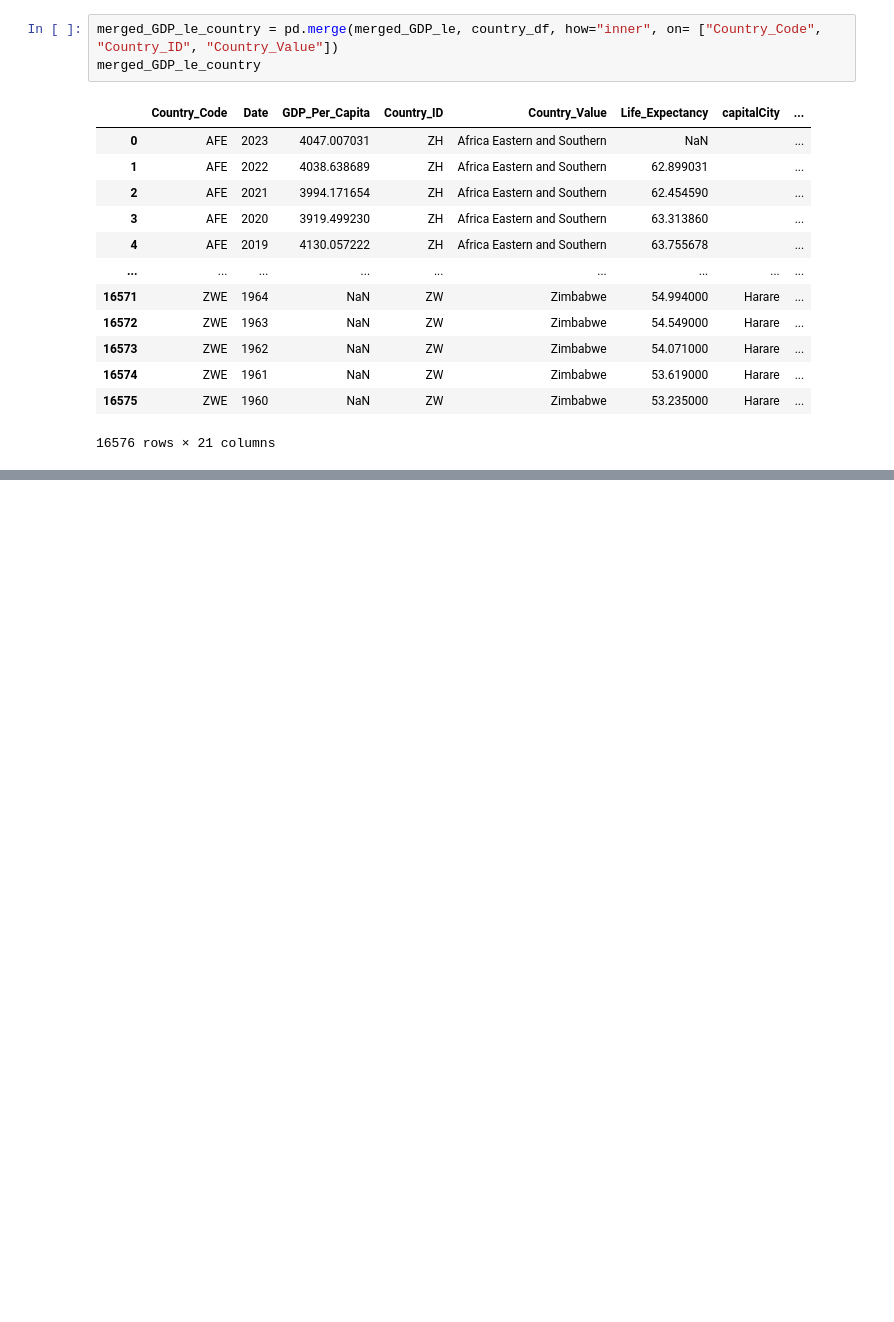
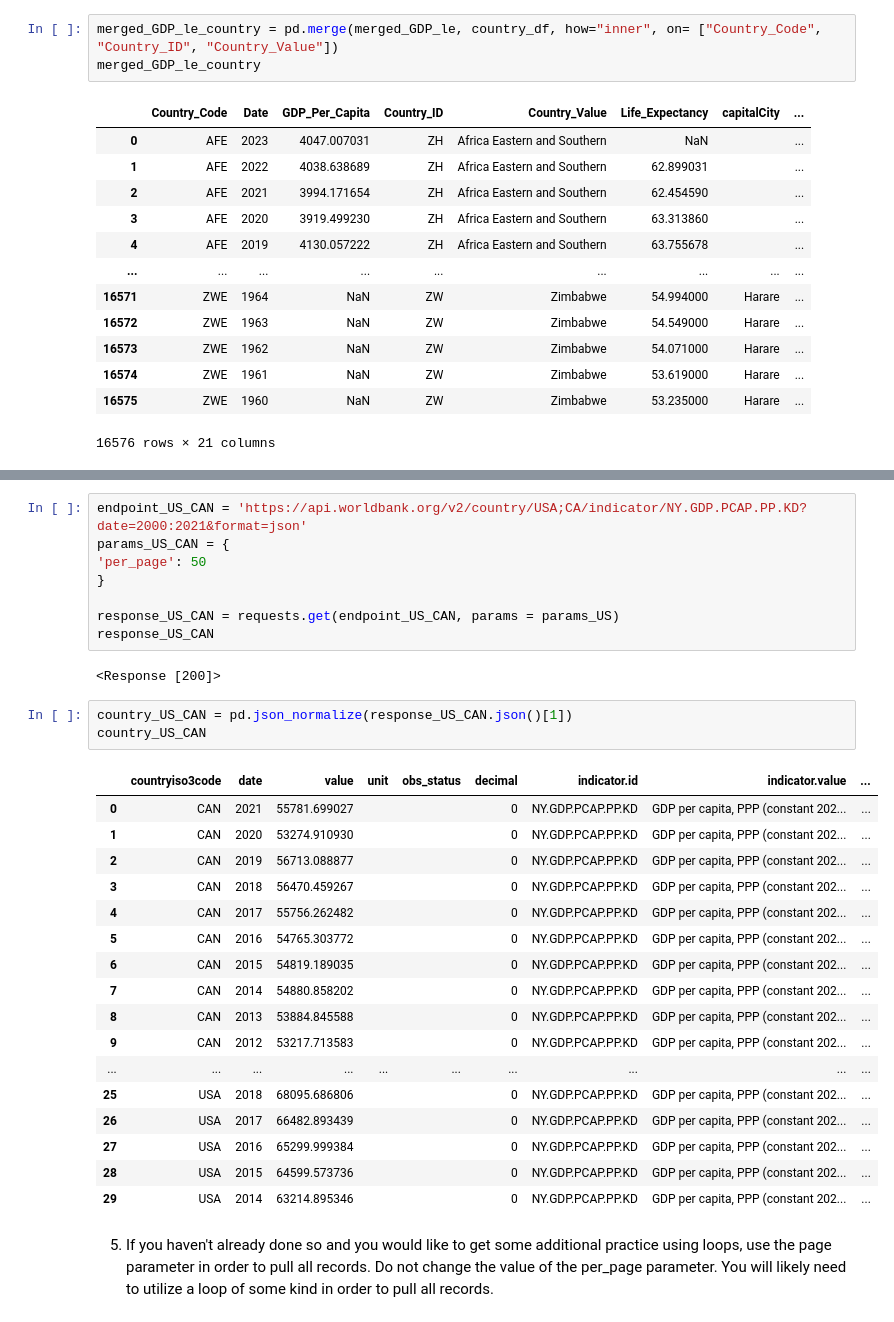
Before and after one commit to nss-data-science-cohort-8/api-exercise-Jorgen85Lex, a Jupyter notebook: notebooks/UNData_API.ipynb, the cells around one changed output, grey strips where cells are left out. Cells and saved outputs as stored; diff of their text form; blank space fills up the shorter version.

```diff
--- a/notebooks/UNData_API.ipynb
+++ b/notebooks/UNData_API.ipynb
@@ -212,0 +281,33 @@ You can also get more information about the available countries (region, capital
+# %%
+endpoint_US_CAN = 'https://api.worldbank.org/v2/country/USA;CA/indicator/NY.GDP.PCAP.PP.KD?date=2000:2021&format=json'
+params_US_CAN = {
+'per_page': 50
+}
+
+response_US_CAN = requests.get(endpoint_US_CAN, params = params_US)
+response_US_CAN
+# %% [output]
+<Response [200]>
+# %%
+country_US_CAN = pd.json_normalize(response_US_CAN.json()[1])
+country_US_CAN
+# %% [output]
+|  | countryiso3code | date | value | unit | obs_status | decimal | indicator.id | indicator.value | ... |
+| 0 | CAN | 2021 | 55781.699027 |  |  | 0 | NY.GDP.PCAP.PP.KD | GDP per capita, PPP (constant 202... | ... |
+| 1 | CAN | 2020 | 53274.910930 |  |  | 0 | NY.GDP.PCAP.PP.KD | GDP per capita, PPP (constant 202... | ... |
+| 2 | CAN | 2019 | 56713.088877 |  |  | 0 | NY.GDP.PCAP.PP.KD | GDP per capita, PPP (constant 202... | ... |
+| 3 | CAN | 2018 | 56470.459267 |  |  | 0 | NY.GDP.PCAP.PP.KD | GDP per capita, PPP (constant 202... | ... |
+| 4 | CAN | 2017 | 55756.262482 |  |  | 0 | NY.GDP.PCAP.PP.KD | GDP per capita, PPP (constant 202... | ... |
+| 5 | CAN | 2016 | 54765.303772 |  |  | 0 | NY.GDP.PCAP.PP.KD | GDP per capita, PPP (constant 202... | ... |
+| 6 | CAN | 2015 | 54819.189035 |  |  | 0 | NY.GDP.PCAP.PP.KD | GDP per capita, PPP (constant 202... | ... |
+| 7 | CAN | 2014 | 54880.858202 |  |  | 0 | NY.GDP.PCAP.PP.KD | GDP per capita, PPP (constant 202... | ... |
+| 8 | CAN | 2013 | 53884.845588 |  |  | 0 | NY.GDP.PCAP.PP.KD | GDP per capita, PPP (constant 202... | ... |
+| 9 | CAN | 2012 | 53217.713583 |  |  | 0 | NY.GDP.PCAP.PP.KD | GDP per capita, PPP (constant 202... | ... |
+| ... | ... | ... | ... | ... | ... | ... | ... | ... | ... |
+| 25 | USA | 2018 | 68095.686806 |  |  | 0 | NY.GDP.PCAP.PP.KD | GDP per capita, PPP (constant 202... | ... |
+| 26 | USA | 2017 | 66482.893439 |  |  | 0 | NY.GDP.PCAP.PP.KD | GDP per capita, PPP (constant 202... | ... |
+| 27 | USA | 2016 | 65299.999384 |  |  | 0 | NY.GDP.PCAP.PP.KD | GDP per capita, PPP (constant 202... | ... |
+| 28 | USA | 2015 | 64599.573736 |  |  | 0 | NY.GDP.PCAP.PP.KD | GDP per capita, PPP (constant 202... | ... |
+| 29 | USA | 2014 | 63214.895346 |  |  | 0 | NY.GDP.PCAP.PP.KD | GDP per capita, PPP (constant 202... | ... |
+# %% [markdown]
+5. If you haven't already done so and you would like to get some additional practice using loops, use the page parameter in order to pull all records. Do not change the value of the per_page parameter. You will likely need to utilize a loop of some kind in order to pull all records.
```
Also changed, not shown: parts of 12 cells of this notebook.
